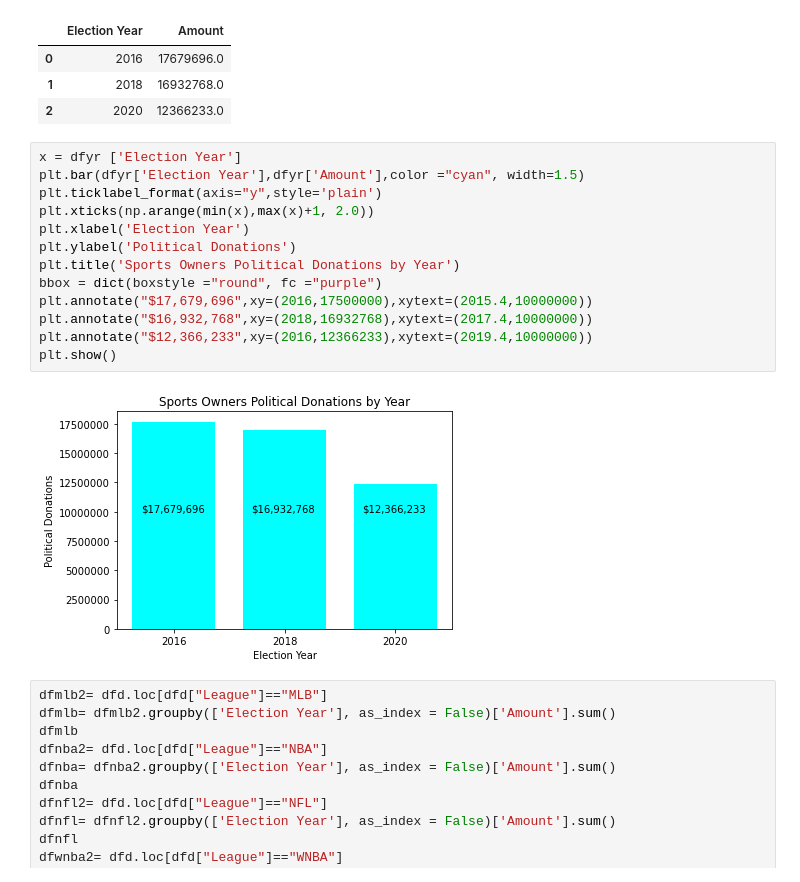
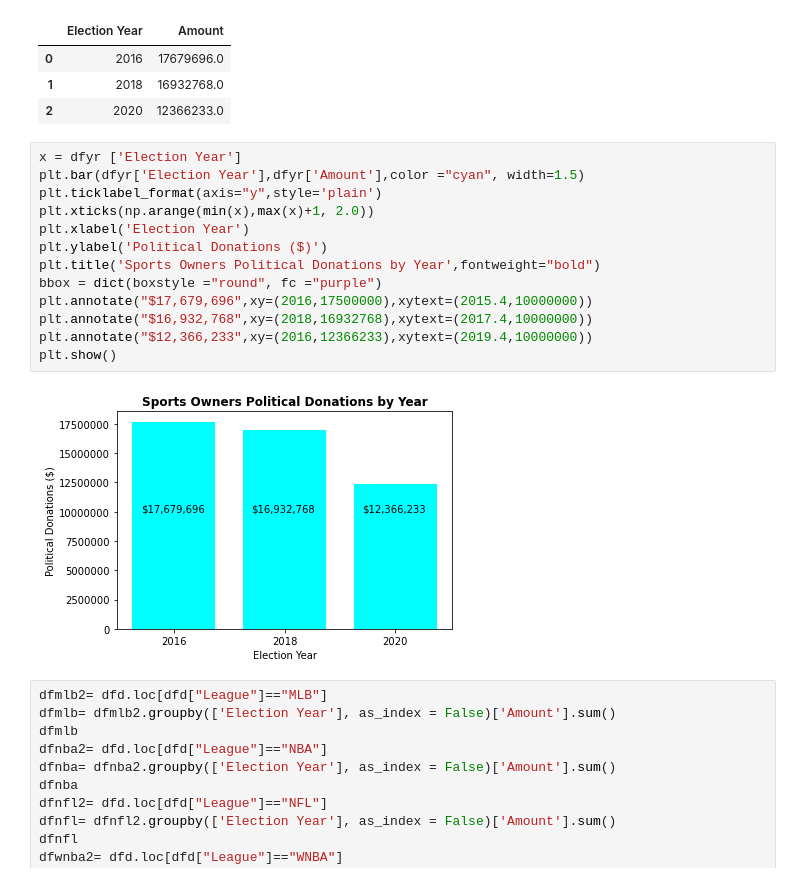
Before and after one commit to richcoca/CIS9655Project, a Jupyter notebook: Group 2A Presentation.ipynb, the cells around one changed output. Saved outputs shown, nothing was run; the diff lists cells and outputs as text.

```diff
--- a/Group 2A Presentation.ipynb
+++ b/Group 2A Presentation.ipynb
@@ -37,18 +37,18 @@ dfyr
 # %%
 x = dfyr ['Election Year']
 plt.bar(dfyr['Election Year'],dfyr['Amount'],color ="cyan", width=1.5)
 plt.ticklabel_format(axis="y",style='plain')
 plt.xticks(np.arange(min(x),max(x)+1, 2.0))
 plt.xlabel('Election Year')
-plt.ylabel('Political Donations')
-plt.title('Sports Owners Political Donations by Year')
+plt.ylabel('Political Donations ($)')
+plt.title('Sports Owners Political Donations by Year',fontweight="bold")
 bbox = dict(boxstyle ="round", fc ="purple")
 plt.annotate("$17,679,696",xy=(2016,17500000),xytext=(2015.4,10000000))
 plt.annotate("$16,932,768",xy=(2018,16932768),xytext=(2017.4,10000000))
 plt.annotate("$12,366,233",xy=(2016,12366233),xytext=(2019.4,10000000))
 plt.show()
 # %% [output]
-[figure, old version]
+[figure, new version]
 # %%
 dfmlb2= dfd.loc[dfd["League"]=="MLB"]
 dfmlb= dfmlb2.groupby(['Election Year'], as_index = False)['Amount'].sum()
```
Also changed, not shown: parts of 31 cells of this notebook, 2 other files.
